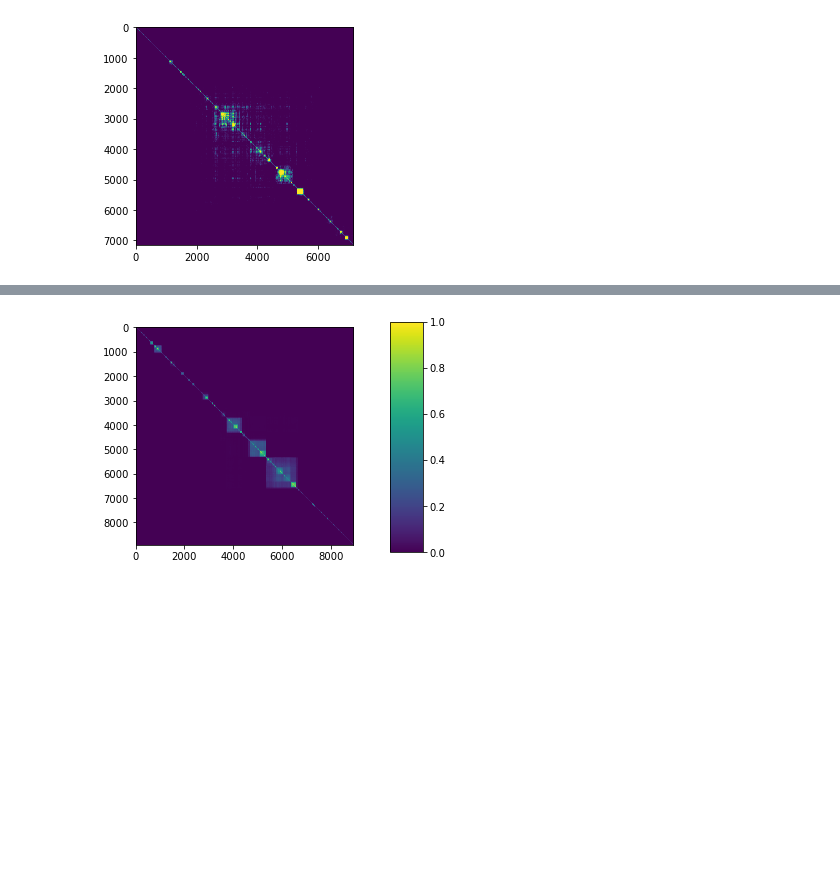
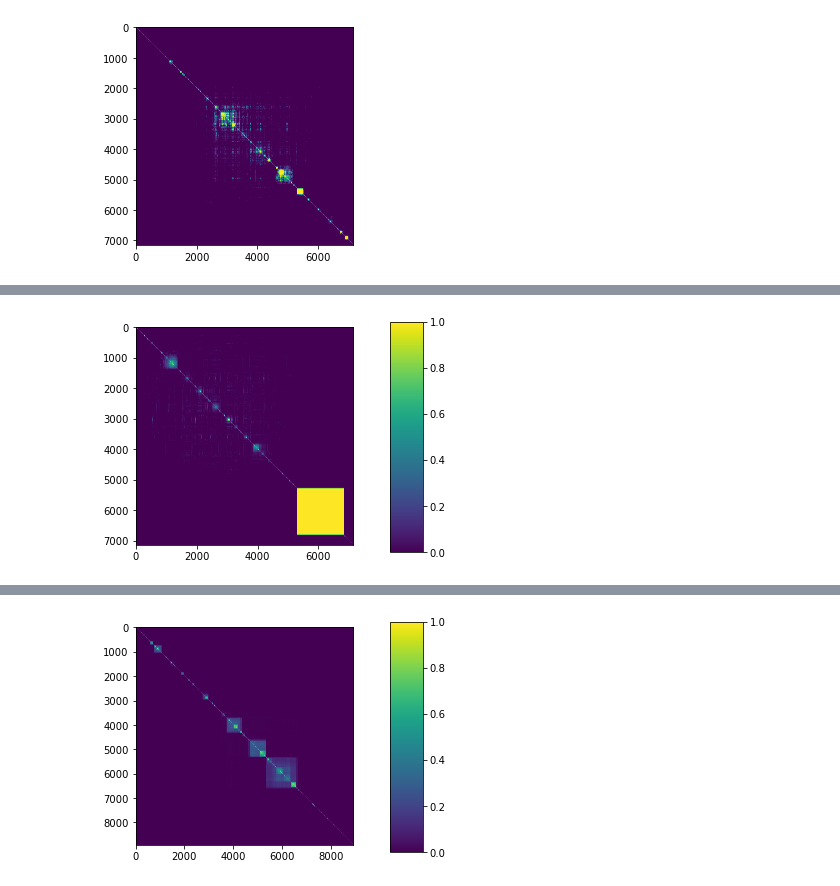
Before and after one commit to rohanmaddamsetti/AR-gene-plasmid-analysis, a Jupyter notebook: HGT-network-notebook.ipynb, the cells around one changed output, grey strips where cells are left out. Drawn from its saved outputs; the diff is of its cells as text; code cells hidden in the pictures; blank space fills up the shorter version.

```diff
--- a/HGT-network-notebook.ipynb
+++ b/HGT-network-notebook.ipynb
@@ -119,0 +167,23 @@ HGT_dup_accession_to_protseq = AccessionToProtein(HGT_dup_protein_df)
+# %%
+def FilterAccessionToProductAnnotation(accession_to_annotation_dict, filter_function):
+    filtered_accession_to_annotation = dict()
+
+    for accession, annotation_vec in accession_to_annotation_dict.items():
+        ## remove annotations that are not strings (like nan values).
+        annotation_vec = [x for x in annotation_vec if type(x) == str]
+        ## apply the user-supplied filter function.
+        filtered_annotation_vec = [x for x in annotation_vec if filter_function(x)]
+        filtered_accession_to_annotation[accession] = filtered_annotation_vec
+
+    return filtered_accession_to_annotation
+# %%
+def Remove_MGE_and_ElongationFactorTu(annot_string):
+    if re.search(IS_keywords, annot_string): return False
+    if re.search(" Tu", annot_string): return False
+    if re.search("-Tu", annot_string): return False
+    if re.search("Tu ", annot_string): return False
+    return True
+# %%
+## filter HGT_dup_accession_to_annotation to remove EF-Tu and MGEs.
+filtered_HGT_dup_accession_to_annotation = FilterAccessionToProductAnnotation(HGT_dup_accession_to_annotation, Remove_MGE_and_ElongationFactorTu)
+filtered_HGT_dup_accession_to_annotation
@@ -197,0 +297,10 @@ plt.imshow(binary_HGT_dup_genome_similarity_matrix)
+# %%
+## remove EF-Tu and MGE annotations first.
+filtered_annot_HGT_dup_acc_id_vec, filtered_annot_HGT_dup_genome_similarity_matrix = ClusterSymmetricGenomeMatrix(filtered_HGT_dup_accession_to_annotation)
+# %%
+plt.imshow(filtered_annot_HGT_dup_genome_similarity_matrix)
+cax = plt.axes([0.85, 0.1, 0.075, 0.8])
+plt.colorbar(cax=cax)
+plt.show()
+# %% [output]
+[figure, added]
```
Also changed, not shown: parts of 42 cells of this notebook, 3 other files.
